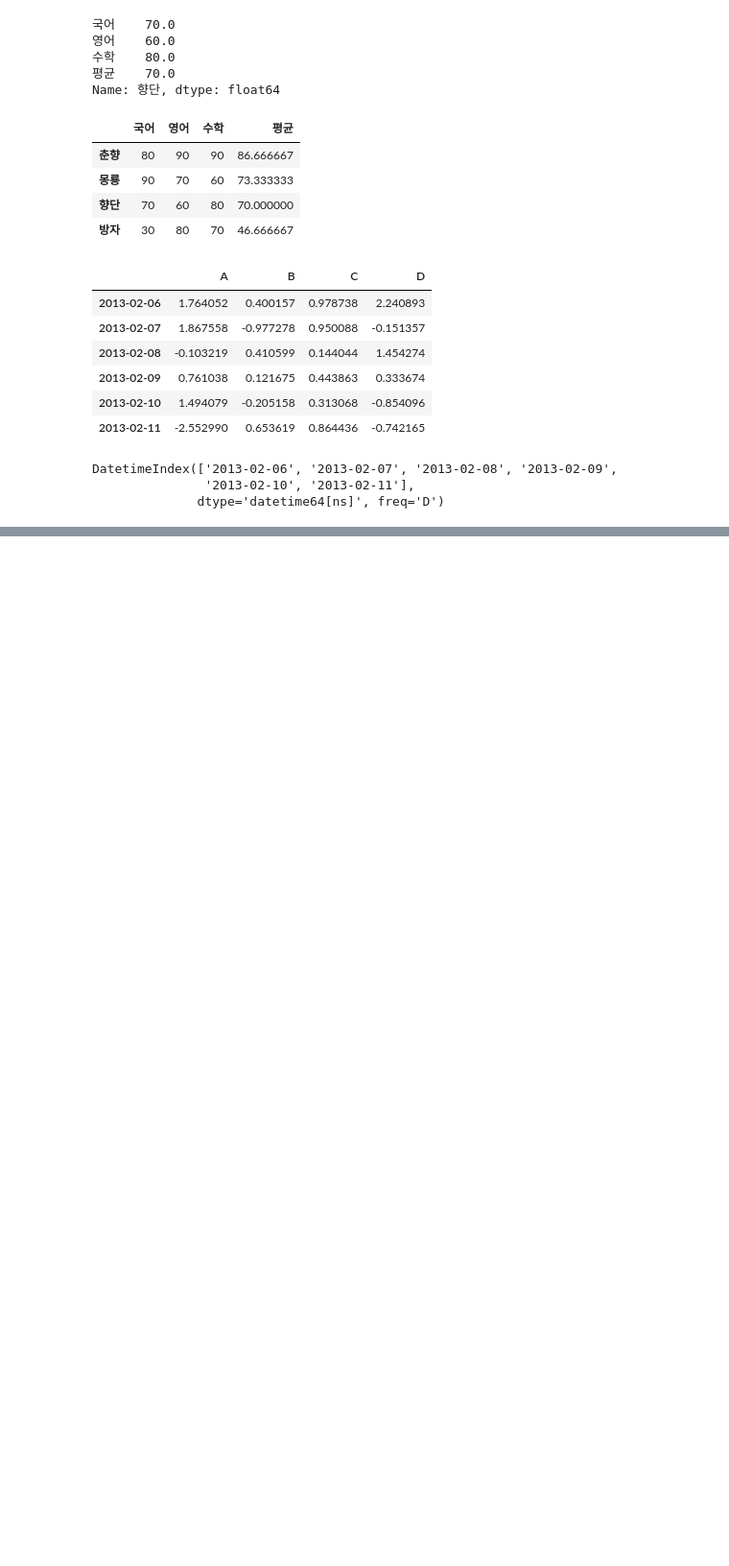
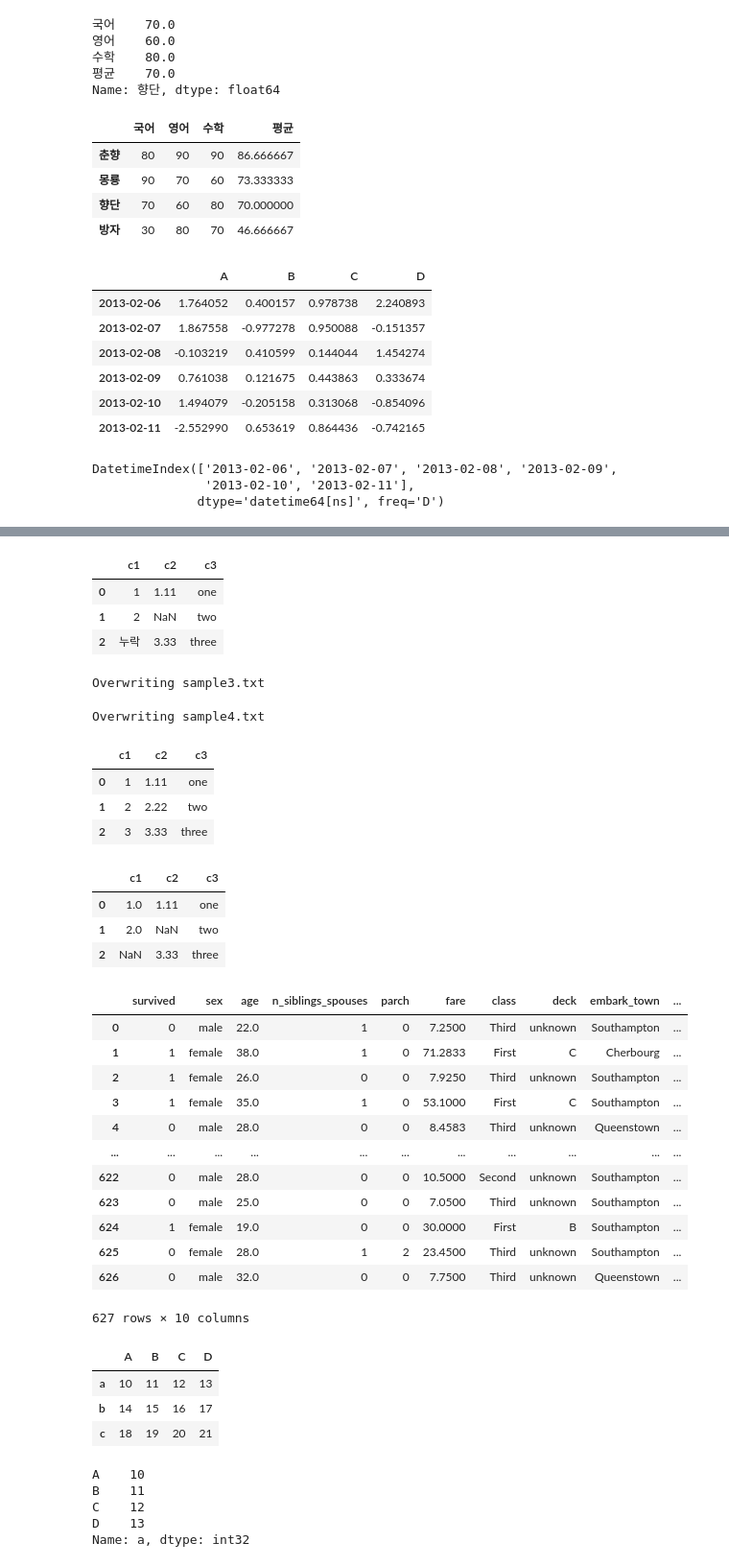
Before and after one commit to sangwookWoo/pythonbasic, a Jupyter notebook: 07python_pandas.ipynb, the cells around one changed output, grey strips where cells are left out. Shown at 96% size. Drawn from its saved outputs; the diff is of its cells as text; code cells hidden in the pictures; blank space fills up the shorter version.

```diff
--- a/07python_pandas.ipynb
+++ b/07python_pandas.ipynb
@@ -315,0 +344,8 @@ class Team:
+# %%
+df_read = pd.read_csv('data/sample1.csv')
+df_read
+# %% [output]
+|  | c1 | c2 | c3 |
+| 0 | 1 | 1.11 | one |
+| 1 | 2 | NaN | two |
+| 2 | 누락 | 3.33 | three |
@@ -315,0 +356,8 @@ class Team:
+# %%
+%%writefile sample3.txt
+c1        c2        c3        c4
+0.179181 -1.538472  1.347553  0.43381
+1.024209  0.087307 -1.281997  0.49265
+0.417899 -2.002308  0.255245 -1.10515
+# %% [output]
+Overwriting sample3.txt
@@ -315,0 +366,25 @@ class Team:
+# %%
+%%writefile sample4.txt
+파일 제목: sample4.txt
+데이터 포맷의 설명:
+c1, c2, c3
+1, 1.11, one
+2, 2.22, two
+3, 3.33, three
+# %% [output]
+Overwriting sample4.txt
+# %%
+pd.read_csv('sample4.txt', skiprows = [0,1])
+# %% [output]
+|  | c1 | c2 | c3 |
+| 0 | 1 | 1.11 | one |
+| 1 | 2 | 2.22 | two |
+| 2 | 3 | 3.33 | three |
+# %%
+df_na_val = pd.read_csv('data/sample1.csv', na_values = ['누락'])
+df_na_val
+# %% [output]
+|  | c1 | c2 | c3 |
+| 0 | 1.0 | 1.11 | one |
+| 1 | 2.0 | NaN | two |
+| 2 | NaN | 3.33 | three |
@@ -315,0 +395,37 @@ class Team:
+# %%
+tt = pd.read_csv('https://storage.googleapis.com/tf-datasets/titanic/train.csv')
+# %%
+tt
+# %% [output]
+|  | survived | sex | age | n_siblings_spouses | parch | fare | class | deck | embark_town | ... |
+| 0 | 0 | male | 22.0 | 1 | 0 | 7.2500 | Third | unknown | Southampton | ... |
+| 1 | 1 | female | 38.0 | 1 | 0 | 71.2833 | First | C | Cherbourg | ... |
+| 2 | 1 | female | 26.0 | 0 | 0 | 7.9250 | Third | unknown | Southampton | ... |
+| 3 | 1 | female | 35.0 | 1 | 0 | 53.1000 | First | C | Southampton | ... |
+| 4 | 0 | male | 28.0 | 0 | 0 | 8.4583 | Third | unknown | Queenstown | ... |
+| ... | ... | ... | ... | ... | ... | ... | ... | ... | ... | ... |
+| 622 | 0 | male | 28.0 | 0 | 0 | 10.5000 | Second | unknown | Southampton | ... |
+| 623 | 0 | male | 25.0 | 0 | 0 | 7.0500 | Third | unknown | Southampton | ... |
+| 624 | 1 | female | 19.0 | 0 | 0 | 30.0000 | First | B | Southampton | ... |
+| 625 | 0 | female | 28.0 | 1 | 2 | 23.4500 | Third | unknown | Southampton | ... |
+| 626 | 0 | male | 32.0 | 0 | 0 | 7.7500 | Third | unknown | Queenstown | ... |
+627 rows × 10 columns
+# %%
+import numpy as np
+df = pd.DataFrame(np.array(range(10,22)).reshape(3,4),
+                index = ['a','b','c'],
+                columns = ['A','B','C','D'])
+df
+# %% [output]
+|  | A | B | C | D |
+| a | 10 | 11 | 12 | 13 |
+| b | 14 | 15 | 16 | 17 |
+| c | 18 | 19 | 20 | 21 |
+# %%
+df.loc['a']
+# %% [output]
+A    10
+B    11
+C    12
+D    13
+Name: a, dtype: int32
```
Also changed, not shown: parts of 14 cells of this notebook, 7 other files.
